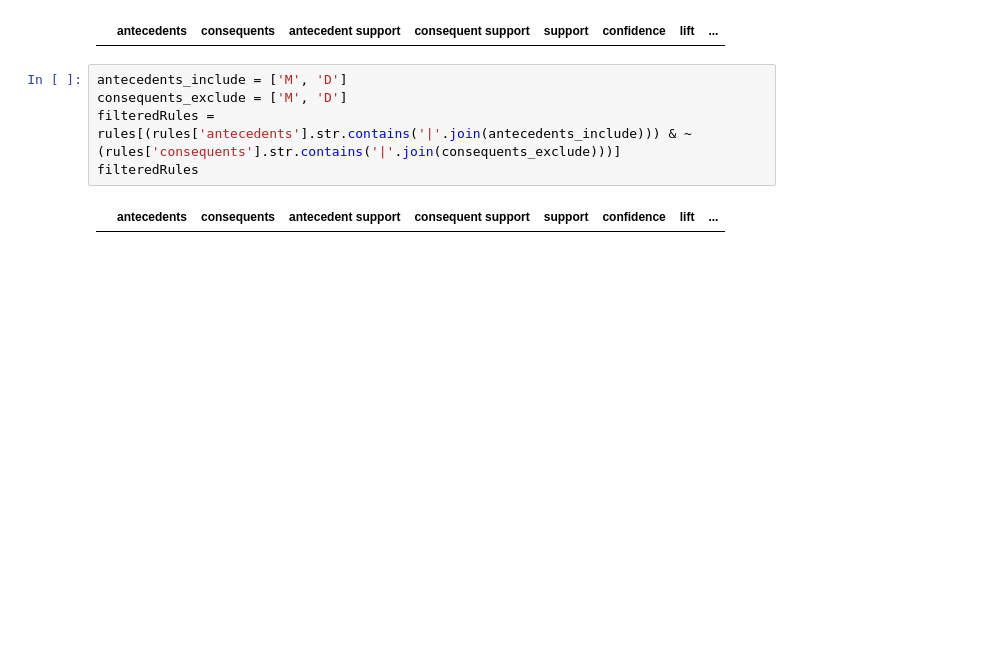
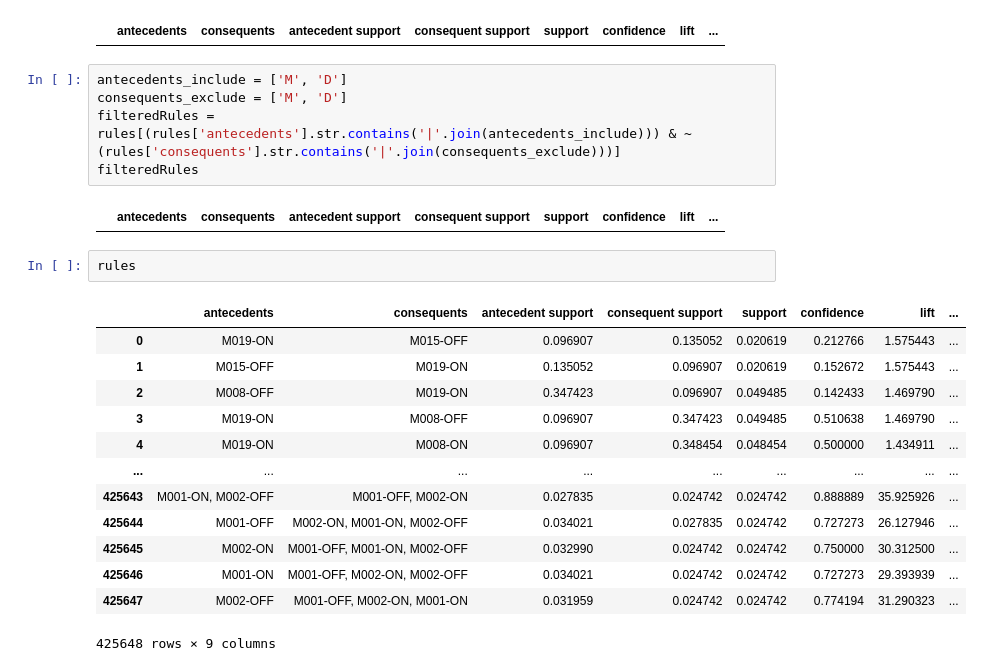
Before and after one commit to Jordenjj/SHASFARM, a Jupyter notebook: validation.ipynb, the cells around one changed output. Saved outputs shown, nothing was run; the diff lists cells and outputs as text; blank space fills up the shorter version.

```diff
--- a/validation.ipynb
+++ b/validation.ipynb
@@ -183,3 +191,19 @@ filteredRules = rules[(rules['antecedents'].str.contains('|'.join(antecedents_in
 filteredRules
 # %% [output]
 |  | antecedents | consequents | antecedent support | consequent support | support | confidence | lift | ... |
+# %%
+rules
+# %% [output]
+|  | antecedents | consequents | antecedent support | consequent support | support | confidence | lift | ... |
+| 0 | M019-ON | M015-OFF | 0.096907 | 0.135052 | 0.020619 | 0.212766 | 1.575443 | ... |
+| 1 | M015-OFF | M019-ON | 0.135052 | 0.096907 | 0.020619 | 0.152672 | 1.575443 | ... |
+| 2 | M008-OFF | M019-ON | 0.347423 | 0.096907 | 0.049485 | 0.142433 | 1.469790 | ... |
+| 3 | M019-ON | M008-OFF | 0.096907 | 0.347423 | 0.049485 | 0.510638 | 1.469790 | ... |
+| 4 | M019-ON | M008-ON | 0.096907 | 0.348454 | 0.048454 | 0.500000 | 1.434911 | ... |
+| ... | ... | ... | ... | ... | ... | ... | ... | ... |
+| 425643 | M001-ON, M002-OFF | M001-OFF, M002-ON | 0.027835 | 0.024742 | 0.024742 | 0.888889 | 35.925926 | ... |
+| 425644 | M001-OFF | M002-ON, M001-ON, M002-OFF | 0.034021 | 0.027835 | 0.024742 | 0.727273 | 26.127946 | ... |
+| 425645 | M002-ON | M001-OFF, M001-ON, M002-OFF | 0.032990 | 0.024742 | 0.024742 | 0.750000 | 30.312500 | ... |
+| 425646 | M001-ON | M001-OFF, M002-ON, M002-OFF | 0.034021 | 0.024742 | 0.024742 | 0.727273 | 29.393939 | ... |
+| 425647 | M002-OFF | M001-OFF, M002-ON, M001-ON | 0.031959 | 0.024742 | 0.024742 | 0.774194 | 31.290323 | ... |
+425648 rows × 9 columns
```
Also changed, not shown: parts of 4 cells of this notebook, 1 other file.
